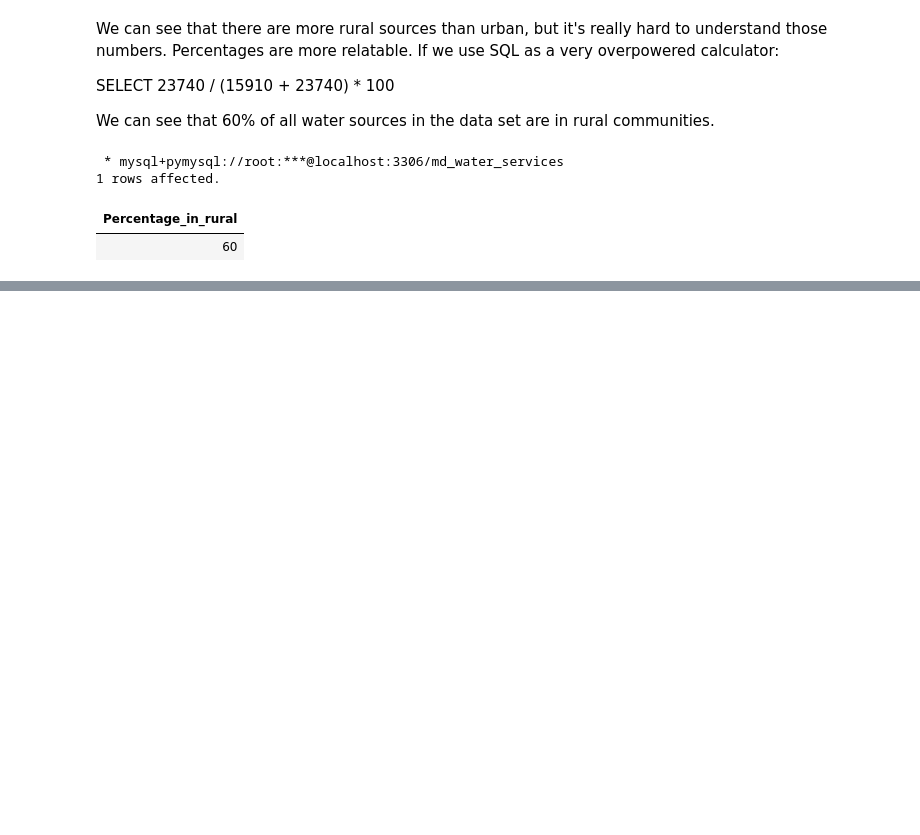
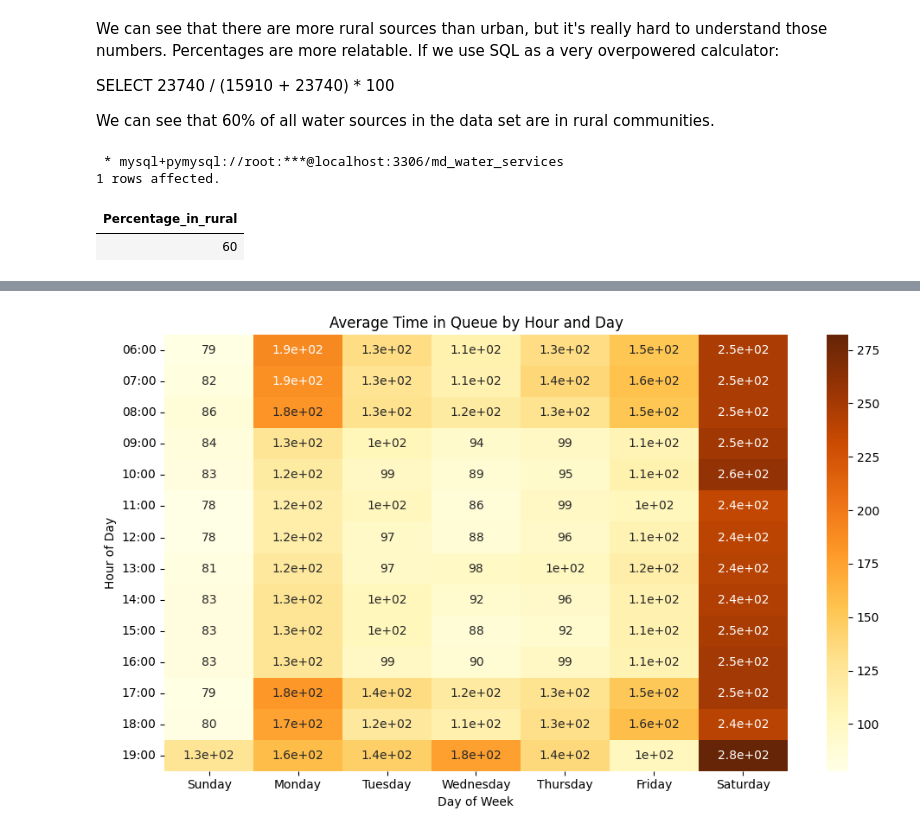
Before and after one commit to ClintonBeyene/ALX-ExploreAI-DataScience, a Jupyter notebook: SQL/Integrated Project Part 2 - Clustering Data To Unveil Maji Ndogo’s Water Crisis/Integrated Project Part 2 - Clustering Data To Unveil Maji Ndogo’s Water Crisis.ipynb, the cells around one changed output, grey strips where cells are left out. Saved outputs shown, nothing was run; the diff lists cells and outputs as text; code cells hidden in the pictures; blank space fills up the shorter version.

```diff
--- a/SQL/Integrated Project Part 2 - Clustering Data To Unveil Maji Ndogo’s Water Crisis/Integrated Project Part 2 - Clustering Data To Unveil Maji Ndogo’s Water Crisis.ipynb
+++ b/SQL/Integrated Project Part 2 - Clustering Data To Unveil Maji Ndogo’s Water Crisis/Integrated Project Part 2 - Clustering Data To Unveil Maji Ndogo’s Water Crisis.ipynb
@@ -467,0 +1192,6 @@ SELECT ROUND(23740 / (15910 + 23740) * 100) AS Percentage_in_rural
+# %%
+# Convert SQL result to pandas DataFrame
+df = results.DataFrame()
+# %%
+# Set hour_of_day as the index
+df.set_index('hour_of_day', inplace=True)
@@ -467,0 +1207,18 @@ SELECT ROUND(23740 / (15910 + 23740) * 100) AS Percentage_in_rural
+# %%
+# Convert all values to numeric (just to be safe)
+for col in df.columns:
+    df[col] = pd.to_numeric(df[col], errors='coerce')
+# %%
+# Fill any missing values with 0 (or choose another method)
+df = df.fillna(0)
+# %%
+# Plot heatmap
+plt.figure(figsize=(10, 6))
+sns.heatmap(df, annot=True, cmap='YlOrBr')
+plt.title("Average Time in Queue by Hour and Day")
+plt.ylabel("Hour of Day")
+plt.xlabel("Day of Week")
+plt.tight_layout()
+plt.show()
+# %% [output]
+[figure, added]
```
Also changed, not shown: parts of 112 cells of this notebook.
